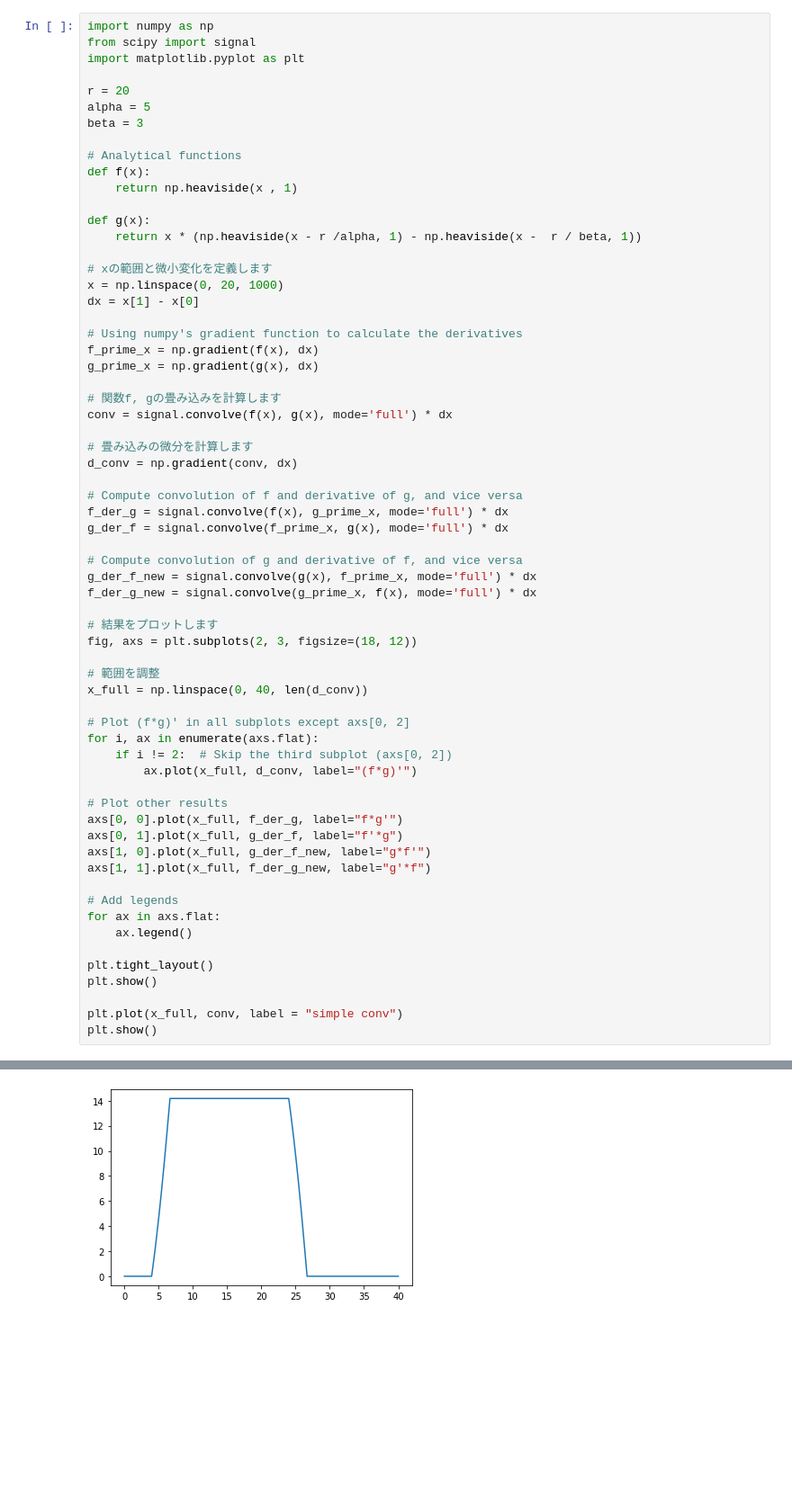
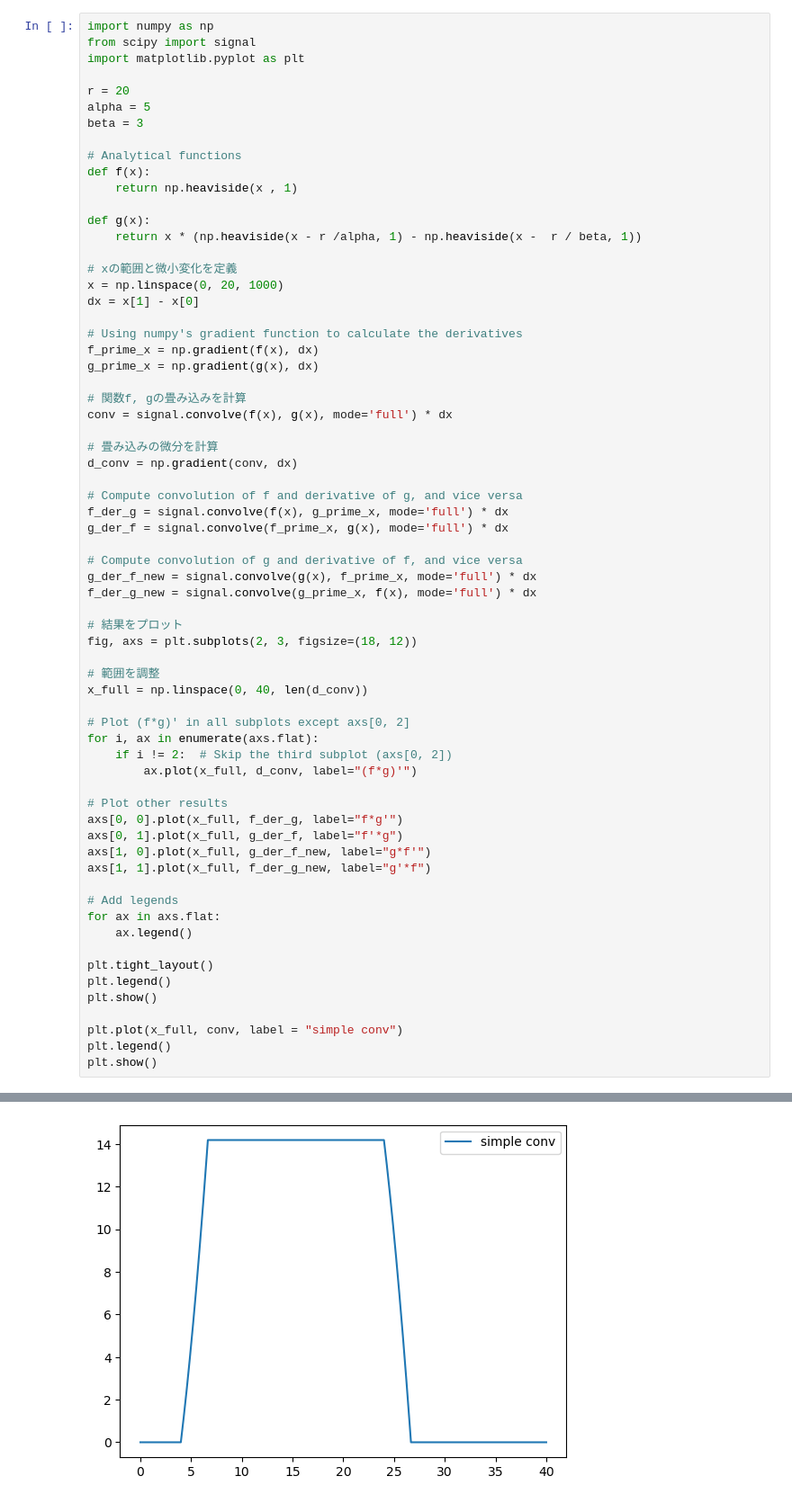
Before and after one commit to SKvr-46/Wavenumber_Spectrum, a Jupyter notebook: Convolution.ipynb, the cells around one changed output, grey strips where cells are left out. Shown at 90% size. Saved outputs shown, nothing was run; the diff lists cells and outputs as text; blank space fills up the shorter version.

Commit message:
fir graph

```diff
--- a/Convolution.ipynb
+++ b/Convolution.ipynb
@@ -14,7 +14,7 @@ def f(x):
 def g(x):
     return x * (np.heaviside(x - r /alpha, 1) - np.heaviside(x -  r / beta, 1))
 
-# xの範囲と微小変化を定義します
+# xの範囲と微小変化を定義
 x = np.linspace(0, 20, 1000)
 dx = x[1] - x[0]
 
@@ -22,10 +22,10 @@ dx = x[1] - x[0]
 f_prime_x = np.gradient(f(x), dx)
 g_prime_x = np.gradient(g(x), dx)
 
-# 関数f, gの畳み込みを計算します
+# 関数f, gの畳み込みを計算
 conv = signal.convolve(f(x), g(x), mode='full') * dx
 
-# 畳み込みの微分を計算します
+# 畳み込みの微分を計算
 d_conv = np.gradient(conv, dx)
 
 # Compute convolution of f and derivative of g, and vice versa
@@ -36,36 +36,38 @@ g_der_f = signal.convolve(f_prime_x, g(x), mode='full') * dx
 g_der_f_new = signal.convolve(g(x), f_prime_x, mode='full') * dx
 f_der_g_new = signal.convolve(g_prime_x, f(x), mode='full') * dx
 
-# 結果をプロットします
+# 結果をプロット
 fig, axs = plt.subplots(2, 3, figsize=(18, 12))
 
 # 範囲を調整
 x_full = np.linspace(0, 40, len(d_conv))
 
 # Plot (f*g)' in all subplots except axs[0, 2]
 for i, ax in enumerate(axs.flat):
     if i != 2:  # Skip the third subplot (axs[0, 2])
         ax.plot(x_full, d_conv, label="(f*g)'")
 
 # Plot other results
 axs[0, 0].plot(x_full, f_der_g, label="f*g'")
 axs[0, 1].plot(x_full, g_der_f, label="f'*g")
 axs[1, 0].plot(x_full, g_der_f_new, label="g*f'")
 axs[1, 1].plot(x_full, f_der_g_new, label="g'*f")
 
 # Add legends
 for ax in axs.flat:
     ax.legend()
 
 plt.tight_layout()
+plt.legend()
 plt.show()
 
 plt.plot(x_full, conv, label = "simple conv")
+plt.legend()
 plt.show()
 # %% [output]
 No artists with labels found to put in legend.  Note that artists whose label start with an underscore are ignored when legend() is called with no argument.
 [figure]
-[figure, old version]
+[figure, new version]
 # %%
 import numpy as np
 from scipy import signal
```
Also changed, not shown: parts of 6 cells of this notebook.
